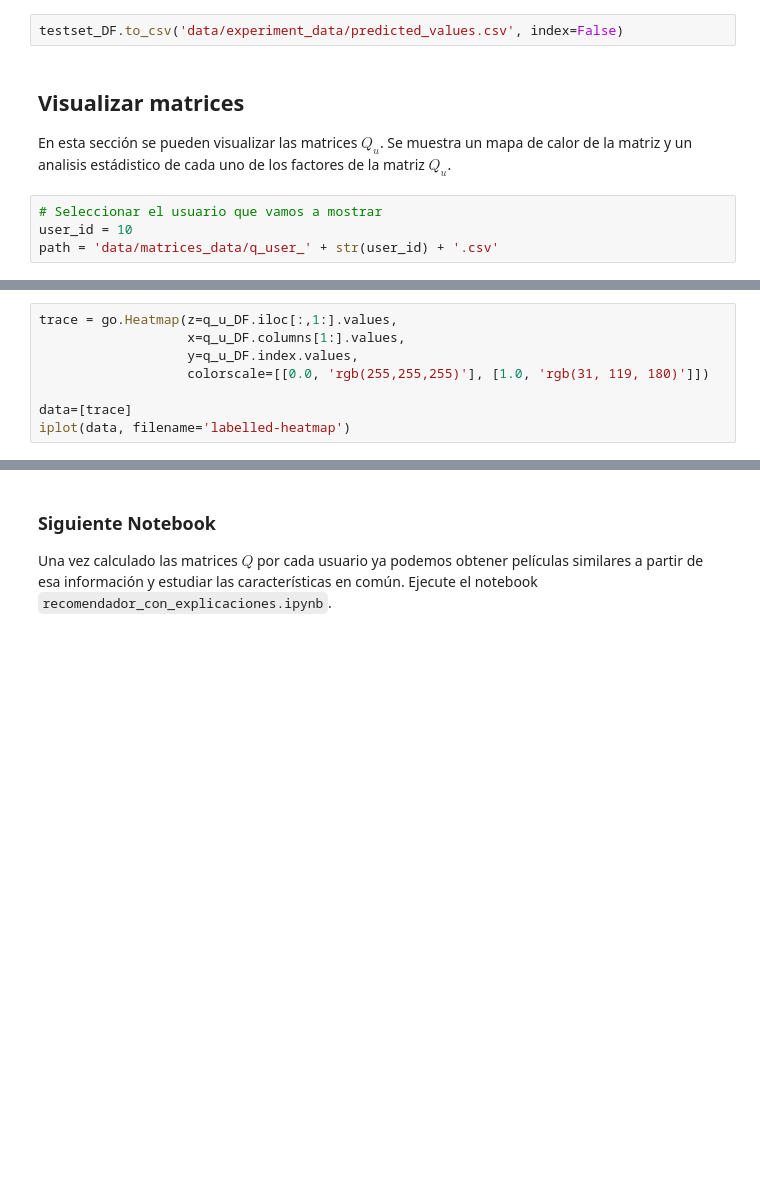
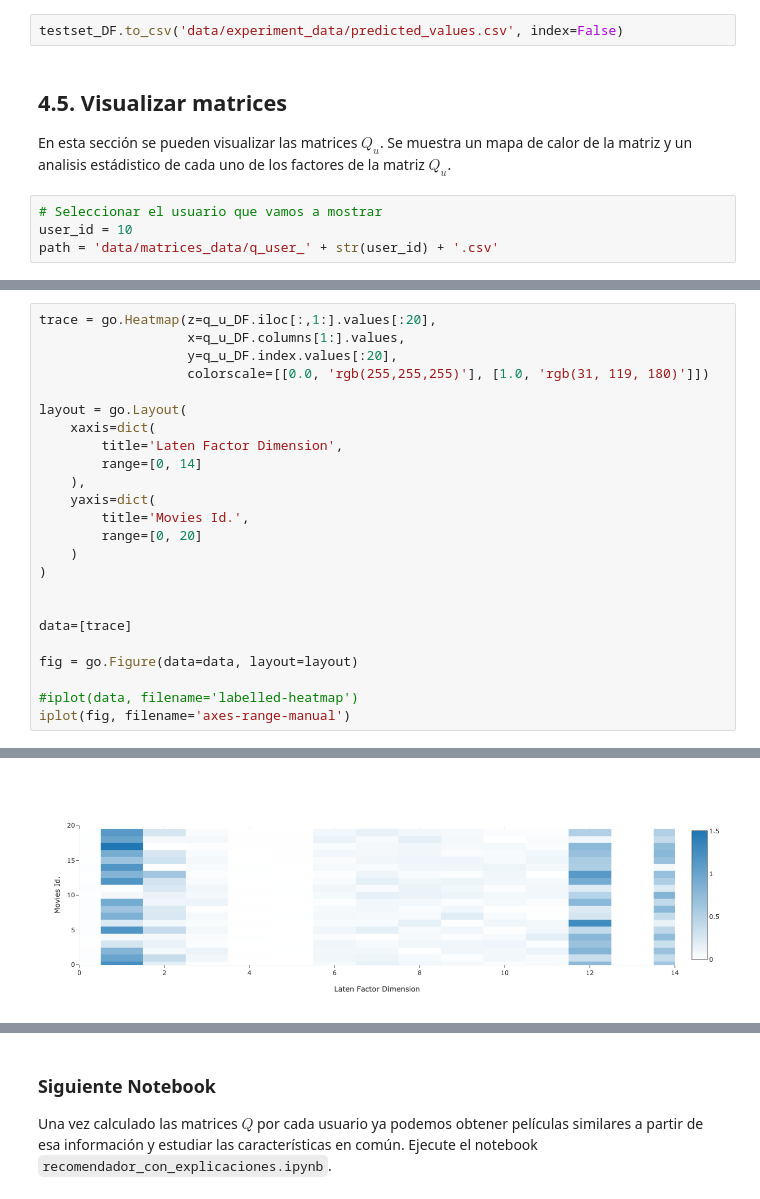
Before and after one commit to jljorro/Matrix_Factorization_Explanations, a Jupyter notebook: 4_calcular_matrices_q.ipynb, the cells around one changed output, grey strips where cells are left out. Saved outputs shown, nothing was run; the diff lists cells and outputs as text; blank space fills up the shorter version.

```diff
--- a/4_calcular_matrices_q.ipynb
+++ b/4_calcular_matrices_q.ipynb
@@ -157,7 +167,7 @@ testset_DF.head()
 # %%
 testset_DF.to_csv('data/experiment_data/predicted_values.csv', index=False)
 # %% [markdown]
-## Visualizar matrices
+## 4.5. Visualizar matrices
 
 En esta sección se pueden visualizar las matrices $Q_u$. Se muestra un mapa de calor de la matriz y un analisis estádistico de cada uno de los factores de la matriz $Q_u$.
 # %%
@@ -188,11 +198,27 @@ q_u_describe
 | 75% | 444.250000 | 0.016306 | 1.120103 | 0.358995 | 0.057428 | 7.685304e-03 | 0.006196 | 0.087347 | 0.130821 | 0.106261 | 0.100956 | ... |
 | max | 610.000000 | 0.031372 | 2.421031 | 1.064599 | 0.149688 | 1.459991e-02 | 0.013211 | 0.154220 | 0.243378 | 0.214120 | 0.239373 | ... |
 # %%
-trace = go.Heatmap(z=q_u_DF.iloc[:,1:].values,
+trace = go.Heatmap(z=q_u_DF.iloc[:,1:].values[:20],
                    x=q_u_DF.columns[1:].values,
-                   y=q_u_DF.index.values,
+                   y=q_u_DF.index.values[:20],
                    colorscale=[[0.0, 'rgb(255,255,255)'], [1.0, 'rgb(31, 119, 180)']])
 
+layout = go.Layout(
+    xaxis=dict(
+        title='Laten Factor Dimension',
+        range=[0, 14]
+    ),
+    yaxis=dict(
+        title='Movies Id.',
+        range=[0, 20]
+    )
+)
+
+
 data=[trace]
-iplot(data, filename='labelled-heatmap')
+
+fig = go.Figure(data=data, layout=layout)
+
+#iplot(data, filename='labelled-heatmap')
+iplot(fig, filename='axes-range-manual')
 # %% [output]
@@ -200,3 +225,4 @@ iplot(data, filename='labelled-heatmap')
+[figure, added]
 # %%
 aux = q_u_DF.drop(columns=['movieId']).transpose()
 data = []
```
Also changed, not shown: parts of 9 cells of this notebook, 29 other files.
